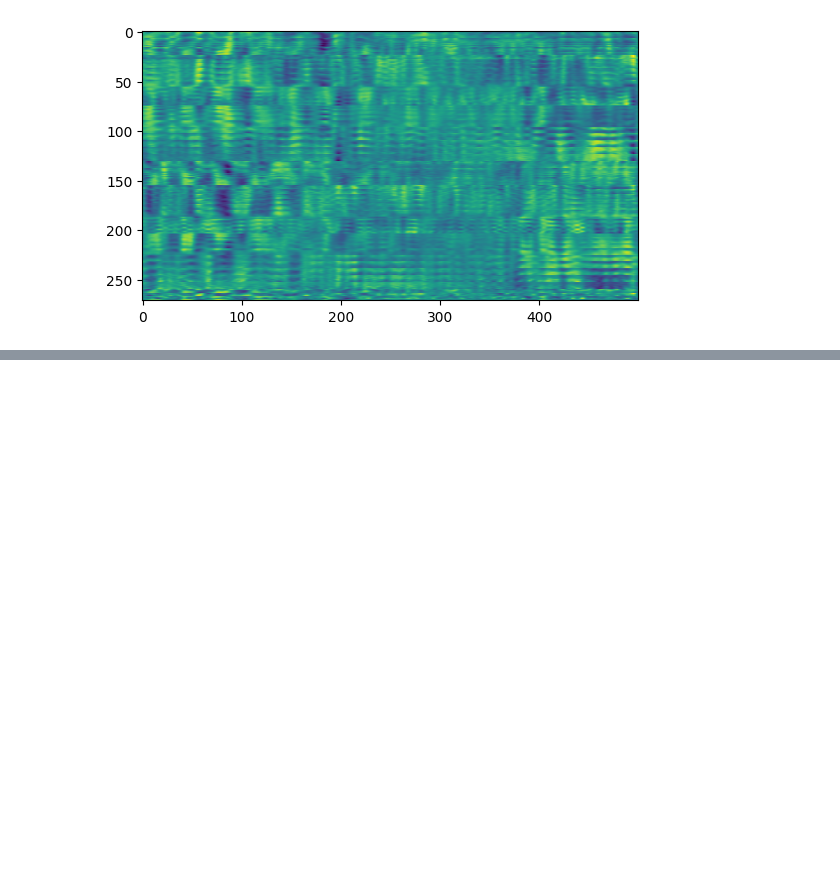
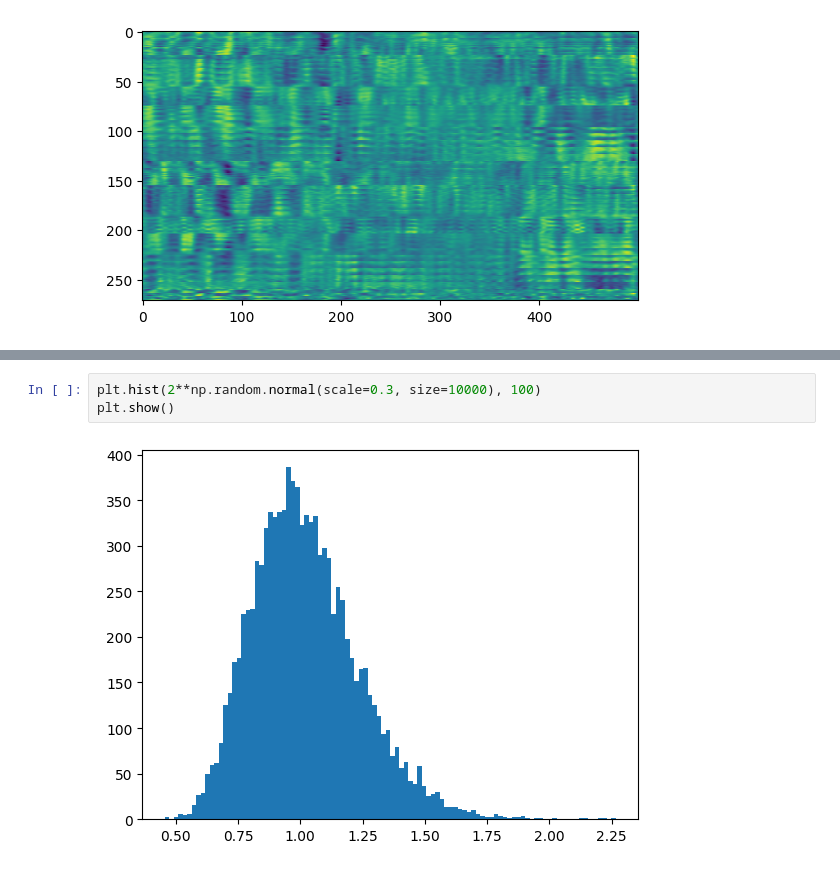
Before and after one commit to g-tamaki/dl_lecture_competition_pub, a Jupyter notebook: eda_4.ipynb, the cells around one changed output, grey strips where cells are left out. Drawn from its saved outputs; the diff is of its cells as text; blank space fills up the shorter version.

```diff
--- a/eda_4.ipynb
+++ b/eda_4.ipynb
@@ -210,0 +279,5 @@ plt.imshow(transforms(X.view(1, 271, 281)).view(271, -1))
+# %%
+plt.hist(2**np.random.normal(scale=0.3, size=10000), 100)
+plt.show()
+# %% [output]
+[figure, added]
```
Also changed, not shown: parts of 8 cells of this notebook, 3 other files.
